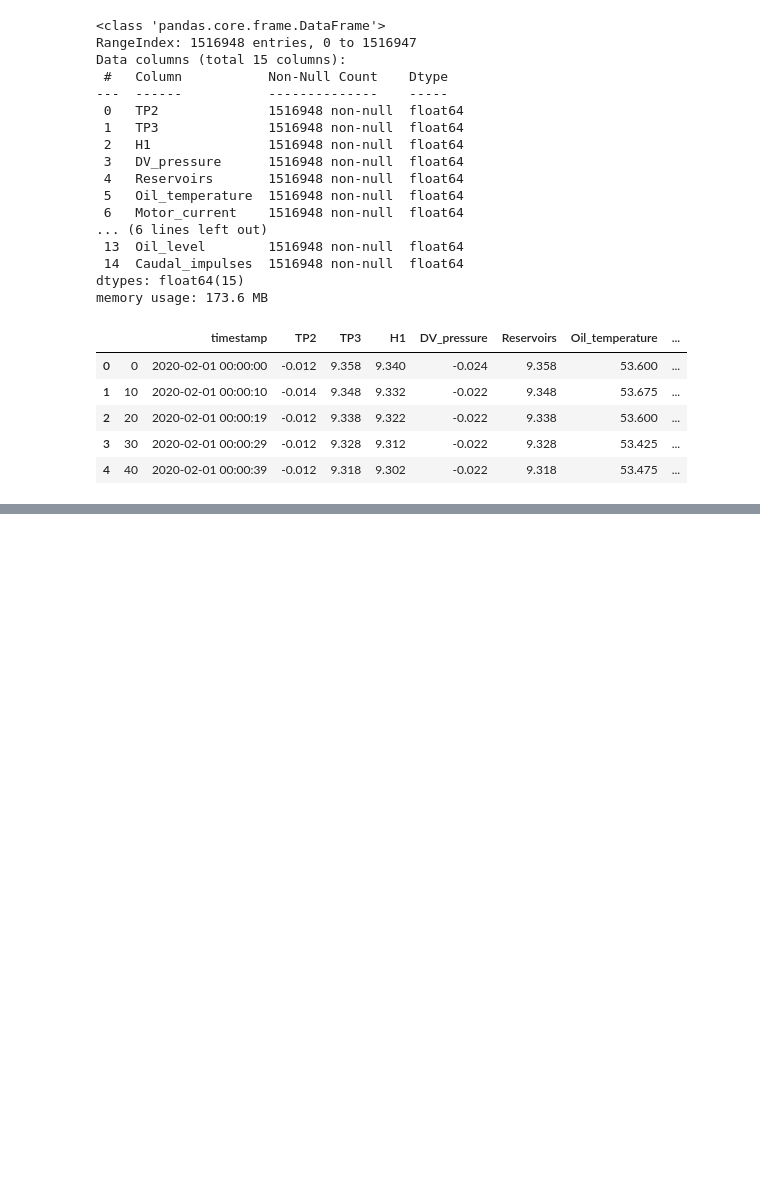
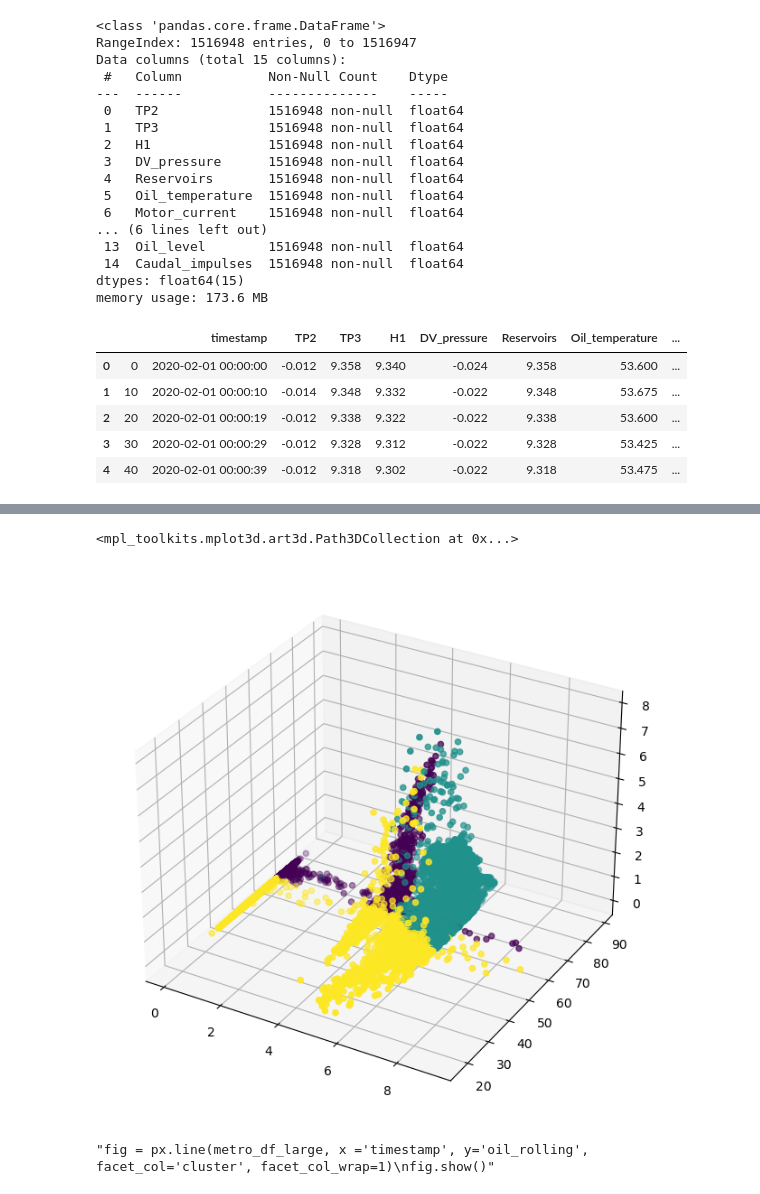
Before and after one commit to Dave-Codes/Predictive-Maintenance, a Jupyter notebook: predictive-maintenance-metropt-3.ipynb, the cells around one changed output, grey strips where cells are left out. Saved outputs shown, nothing was run; the diff lists cells and outputs as text; code cells hidden in the pictures; blank space fills up the shorter version.

Commit message:
Kaggle Notebook | Predictive Maintenance MetroPT-3 | Version 3

```diff
--- a/predictive-maintenance-metropt-3.ipynb
+++ b/predictive-maintenance-metropt-3.ipynb
@@ -184,0 +188,3 @@ cluster_2_df.plot(x='Motor_current',y='TP2', kind='scatter', title='Cluster 2')
+# %%
+metro_df_large['oil_rolling'] = metro_df_large['Oil_temperature'].rolling(6).mean()
+metro_df_large.head()
@@ -184,0 +198,17 @@ cluster_2_df.plot(x='Motor_current',y='TP2', kind='scatter', title='Cluster 2')
+# %%
+metro_sample = metro_df_large.sample(frac=0.2)
+# %%
+fig = plt.figure(figsize=(6,6))
+ax = Axes3D(fig, auto_add_to_figure=False)
+fig.add_axes(ax)
+
+
+ax.scatter(data=metro_sample, xs='Motor_current',ys='Oil_temperature', zs='DV_pressure', c='cluster')
+# %% [output]
+<mpl_toolkits.mplot3d.art3d.Path3DCollection at 0x...>
+[figure, added]
+# %%
+"""fig = px.line(metro_df_large, x ='timestamp', y='oil_rolling', facet_col='cluster', facet_col_wrap=1)
+fig.show()"""
+# %% [output]
+"fig = px.line(metro_df_large, x ='timestamp', y='oil_rolling', facet_col='cluster', facet_col_wrap=1)\nfig.show()"
```
Also changed, not shown: parts of 9 cells of this notebook.
